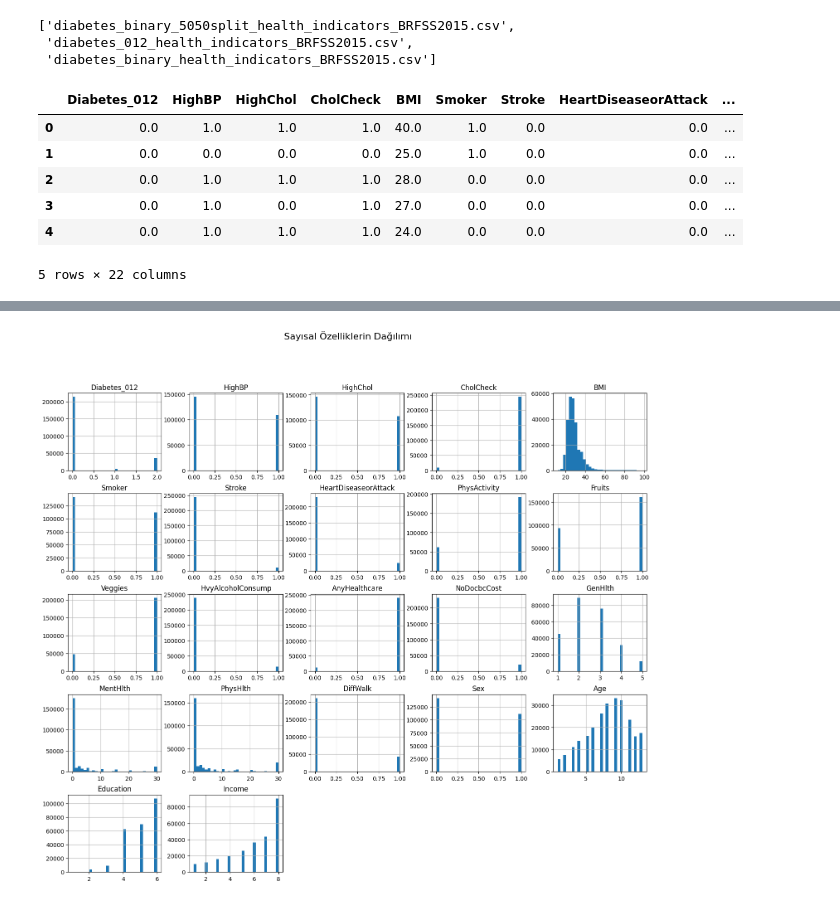
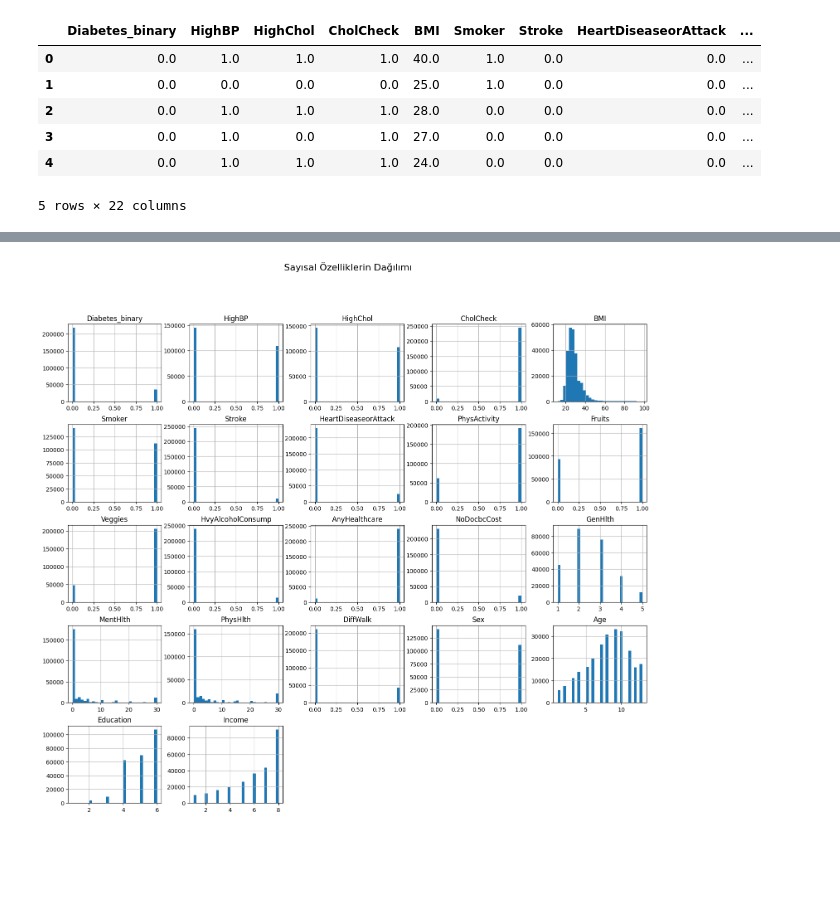
Before and after one commit to MesudeTurkmen/VeriBilimi_Diyabet_Tahmin, a Jupyter notebook: diabetes_info.ipynb, the cells around one changed output, grey strips where cells are left out. Saved outputs shown, nothing was run; the diff lists cells and outputs as text; code cells hidden in the pictures; blank space fills up the shorter version.

```diff
--- a/diabetes_info.ipynb
+++ b/diabetes_info.ipynb
@@ -30,20 +30,16 @@ with zipfile.ZipFile(archive, 'r') as zip_ref:
 # %%
 import pandas as pd
 
 os.listdir("data")
+
+df = pd.read_csv("data/diabetes_binary_health_indicators_BRFSS2015.csv")
+df.head()
 # %% [output]
+|  | Diabetes_binary | HighBP | HighChol | CholCheck | BMI | Smoker | Stroke | HeartDiseaseorAttack | ... |
+| 0 | 0.0 | 1.0 | 1.0 | 1.0 | 40.0 | 1.0 | 0.0 | 0.0 | ... |
+| 1 | 0.0 | 0.0 | 0.0 | 0.0 | 25.0 | 1.0 | 0.0 | 0.0 | ... |
+| 2 | 0.0 | 1.0 | 1.0 | 1.0 | 28.0 | 0.0 | 0.0 | 0.0 | ... |
+| 3 | 0.0 | 1.0 | 0.0 | 1.0 | 27.0 | 0.0 | 0.0 | 0.0 | ... |
+| 4 | 0.0 | 1.0 | 1.0 | 1.0 | 24.0 | 0.0 | 0.0 | 0.0 | ... |
-['diabetes_binary_5050split_health_indicators_BRFSS2015.csv',
- 'diabetes_012_health_indicators_BRFSS2015.csv',
- 'diabetes_binary_health_indicators_BRFSS2015.csv']
+5 rows × 22 columns
-# %%
-df = pd.read_csv("data/diabetes_012_health_indicators_BRFSS2015.csv")
-df.head()
-# %% [output]
-|  | Diabetes_012 | HighBP | HighChol | CholCheck | BMI | Smoker | Stroke | HeartDiseaseorAttack | ... |
-| 0 | 0.0 | 1.0 | 1.0 | 1.0 | 40.0 | 1.0 | 0.0 | 0.0 | ... |
-| 1 | 0.0 | 0.0 | 0.0 | 0.0 | 25.0 | 1.0 | 0.0 | 0.0 | ... |
-| 2 | 0.0 | 1.0 | 1.0 | 1.0 | 28.0 | 0.0 | 0.0 | 0.0 | ... |
-| 3 | 0.0 | 1.0 | 0.0 | 1.0 | 27.0 | 0.0 | 0.0 | 0.0 | ... |
-| 4 | 0.0 | 1.0 | 1.0 | 1.0 | 24.0 | 0.0 | 0.0 | 0.0 | ... |
-5 rows × 22 columns
 # %% [markdown]
```
Also changed, not shown: parts of 27 cells of this notebook, 2 other files.
